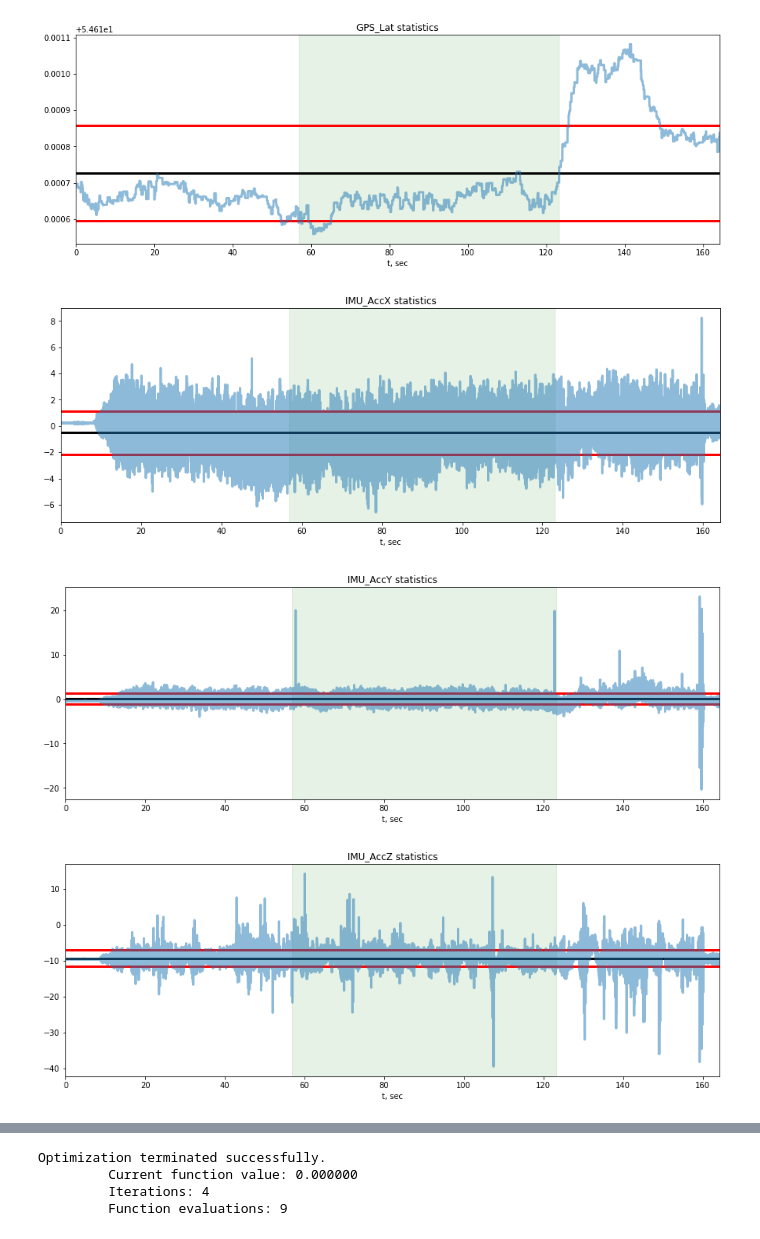
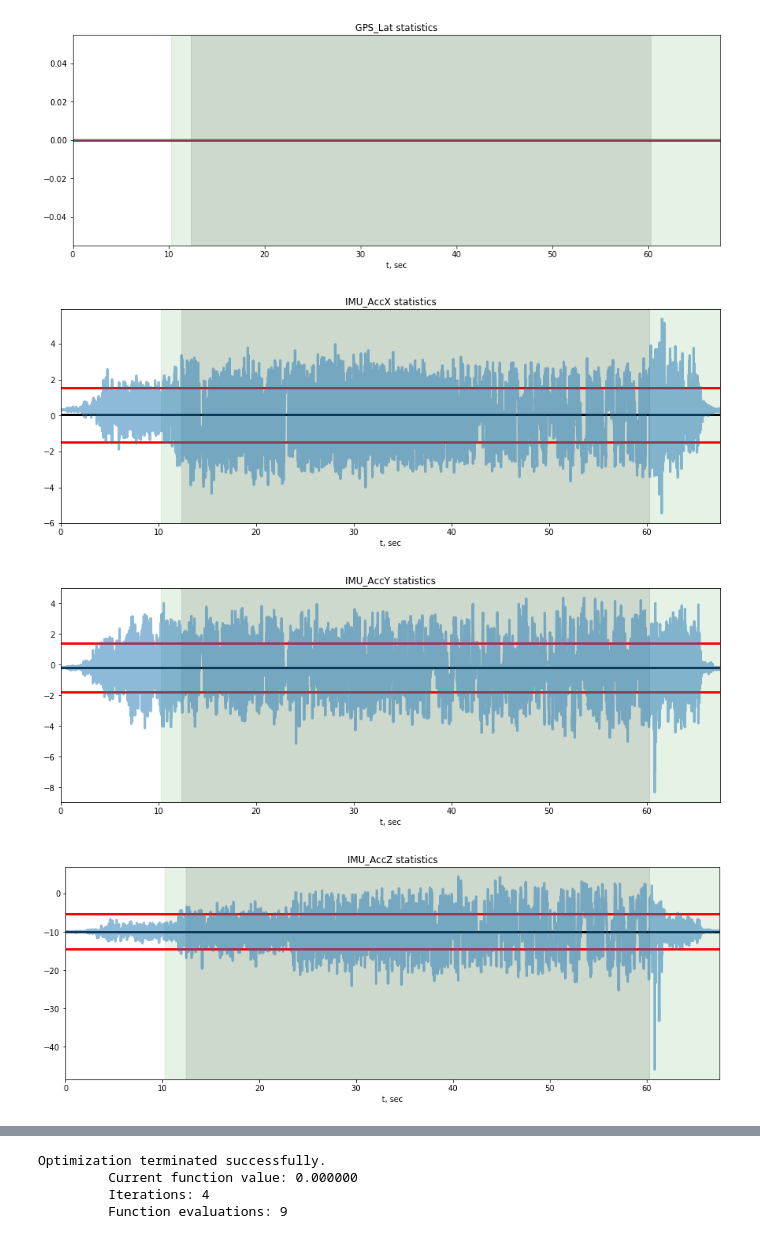
Before and after one commit to focanag/pixhawk_plotting_tools, a Jupyter notebook: px4tools_scripts/kuri_plots.ipynb, the cells around one changed output, grey strips where cells are left out. Drawn from its saved outputs; the diff is of its cells as text; code cells hidden in the pictures.

Commit message:
- modified kuri_plot to save figures and plot local pos info, and fixed px4tools issue related to nan value in plotting timeouts and faults

```diff
--- a/px4tools_scripts/kuri_plots.ipynb
+++ b/px4tools_scripts/kuri_plots.ipynb
@@ -79,6 +72,6 @@ pl.rcParams['font.size'] = 10
 # %%
 #loading data and projecting it
-data = px4tools.process_data(pandas.read_csv('logsFiles/01_20_00.csv'))
+data = px4tools.process_data(pandas.read_csv('drone05_plots_newboard/14_41_42.csv'))
 # data_lpe is required to have GPS_X and GPS_Y and GPS_Z (for the analysis part done at the end of this script)
 data_lpe = px4tools.project_lat_lon(data)
 # %%
@@ -240,5 +209,5 @@ pl.title('Battery')
 px4tools.statistics(data, [
         'GPS_VelN', 'GPS_VelE', 'GPS_VelD',
         'GPS_Alt', 'GPS_Lon', 'GPS_Lat',
-        'IMU_AccX', 'IMU_AccY', 'IMU_AccZ', 'SENS_BaroAlt','IMU_MagX','IMU_MagY','IMU_MagZ','BATT_V'], plot=True);
+        'IMU_AccX', 'IMU_AccY', 'IMU_AccZ', 'SENS_BaroAlt','IMU_MagX','IMU_MagY','IMU_MagZ','BATT_V'], plot=True, save=True);
 # %% [output]
@@ -250,4 +219,4 @@ px4tools.statistics(data, [
-[figure, old version]
+[figure, new version]
-[figure, old version]
+[figure, new version]
-[figure, old version]
+[figure, new version]
-[figure, old version]
+[figure, new version]
```
Also changed, not shown: parts of 80 cells of this notebook, 2 other files.
